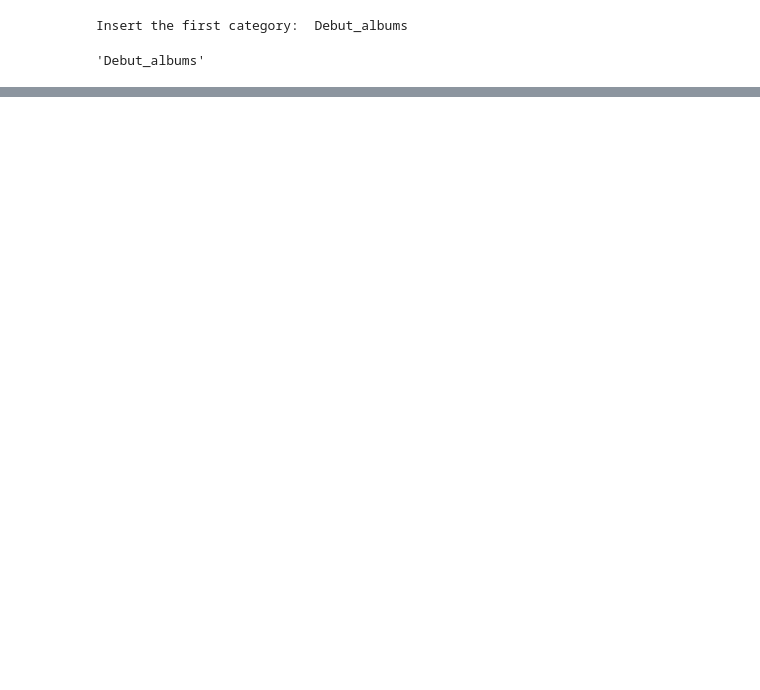
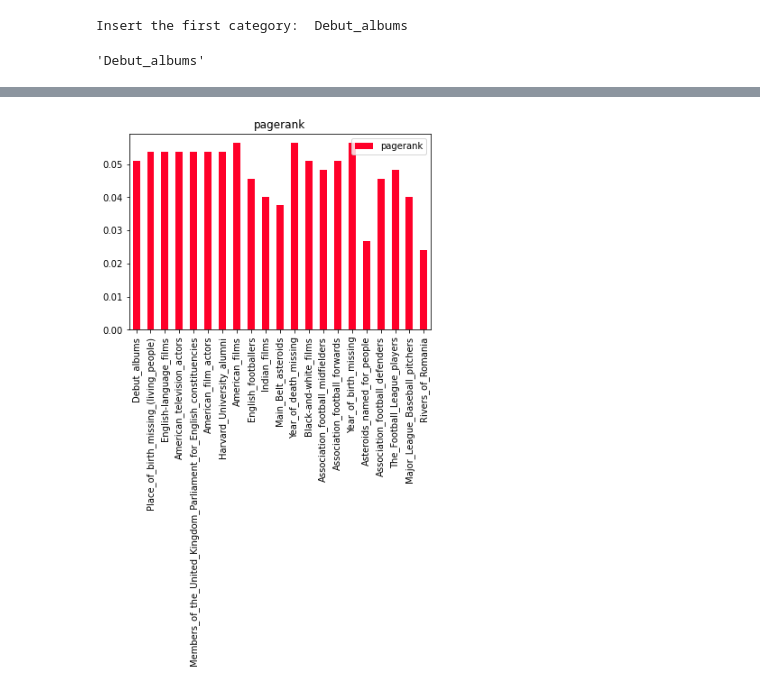
Before and after one commit to Jeremy98-alt/ADM-HW5, a Jupyter notebook: ADM-HW5.ipynb, the cells around one changed output, grey strips where cells are left out. Saved outputs shown, nothing was run; the diff lists cells and outputs as text; code cells hidden in the pictures; blank space fills up the shorter version.

```diff
--- a/ADM-HW5.ipynb
+++ b/ADM-HW5.ipynb
@@ -518,0 +417,25 @@ sum(nx.pagerank(new_G, alpha = 0.85).values())
+# %%
+mt = nx.to_numpy_matrix(newG)
+# %%
+a = mt.A
+def graphMove(a):  # Construct transition matrix
+    b = np.transpose(a)  # b=a.T
+    c = np.zeros((a.shape), dtype=float)
+    for i in range(a.shape[0]):
+        for j in range(a.shape[1]):
+            c[i][j] = a[i][j] / (b[j].sum())  # Initial allocation
+    return c
+
+
+def firstPr(c):  # Initial pr value
+    pr = np.zeros((c.shape[0], 1), dtype=float)  # store pr matrix
+    for i in range(c.shape[0]):
+        pr[i] = float(1) / c.shape[0]
+    return pr
+
+def pageRank(p, m, v):  # calculate pageRank
+    while ((v == p * np.dot(m, v) + (
+        1 - p) * v).all() == False):
+        #Determine whether the pr matrix converges
+        v = p * np.dot(m, v) + (1 - p) * v
+    return v
@@ -518,0 +462,8 @@ sum(nx.pagerank(new_G, alpha = 0.85).values())
+# %%
+nodes = list(newG.nodes)
+from tkinter import _flatten
+Catlist = list(_flatten(pageRank(0.85, graphMove(a), firstPr( graphMove(a))).tolist()))
+sortCat ={"category":nodes,"pagerank":Catlist}
+# %%
+df = pd.DataFrame(sortCat)
+df
@@ -518,0 +508,8 @@ sum(nx.pagerank(new_G, alpha = 0.85).values())
+# %%
+def plot_values(df):
+    df.plot(kind='bar',colormap='gist_rainbow',title="pagerank")
+    plt.xticks(range(len(nodes)),nodes)
+    plt.show()
+plot_values(df)
+# %% [output]
+[figure, added]
```
Also changed, not shown: parts of 63 cells of this notebook.
